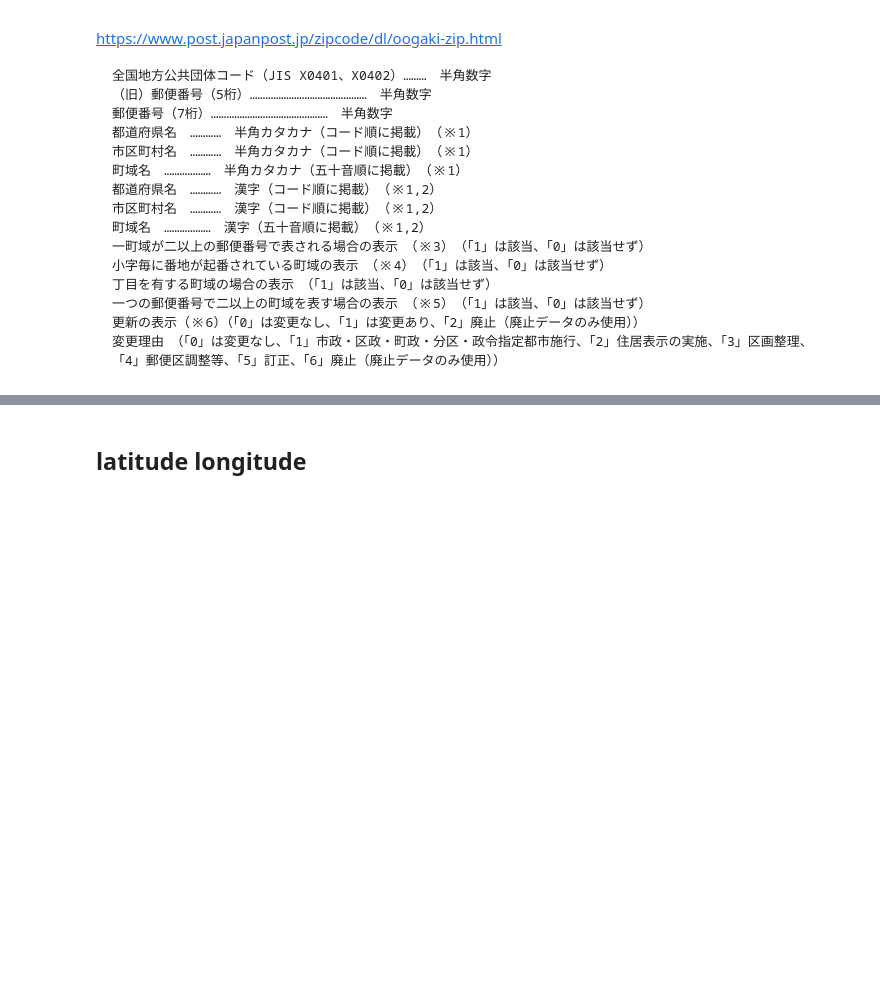
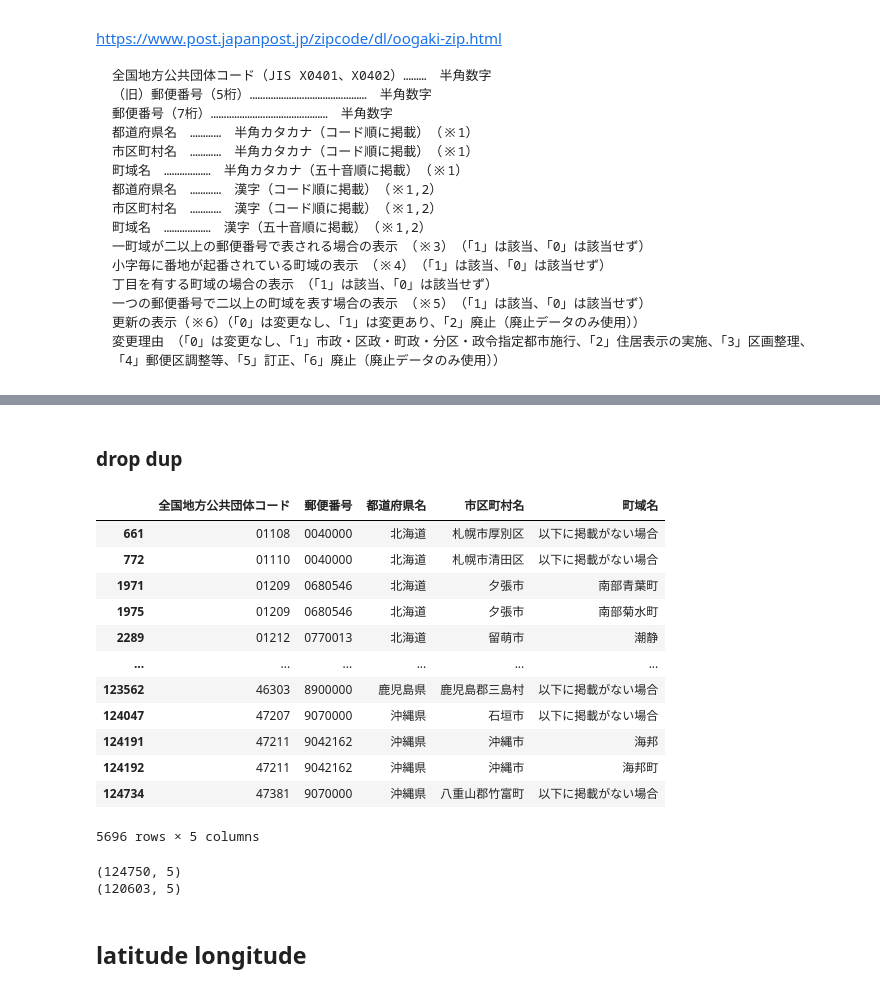
Before and after one commit to newini/zipcode_to_geo, a Jupyter notebook: 03_merge_zipcode_and_latitude_longitude.ipynb, the cells around one changed output, grey strips where cells are left out. Cells and saved outputs as stored; diff of their text form; code cells hidden in the pictures; blank space fills up the shorter version.

Commit message:
removed zipcode dup

```diff
--- a/03_merge_zipcode_and_latitude_longitude.ipynb
+++ b/03_merge_zipcode_and_latitude_longitude.ipynb
@@ -132,6 +132,35 @@ zipcode_df.head()
 # clean
 use_cols = ["全国地方公共団体コード", "郵便番号", "都道府県名", "市区町村名", "町域名"]
 zipcode_df = zipcode_df[use_cols]
+# %% [markdown]
+### drop dup
+# %%
+# check dup
+col = '郵便番号'
+zipcode_df[zipcode_df[col].duplicated(keep=False)]
+# %% [output]
+|  | 全国地方公共団体コード | 郵便番号 | 都道府県名 | 市区町村名 | 町域名 |
+| 661 | 01108 | 0040000 | 北海道 | 札幌市厚別区 | 以下に掲載がない場合 |
+| 772 | 01110 | 0040000 | 北海道 | 札幌市清田区 | 以下に掲載がない場合 |
+| 1971 | 01209 | 0680546 | 北海道 | 夕張市 | 南部青葉町 |
+| 1975 | 01209 | 0680546 | 北海道 | 夕張市 | 南部菊水町 |
+| 2289 | 01212 | 0770013 | 北海道 | 留萌市 | 潮静 |
+| ... | ... | ... | ... | ... | ... |
+| 123562 | 46303 | 8900000 | 鹿児島県 | 鹿児島郡三島村 | 以下に掲載がない場合 |
+| 124047 | 47207 | 9070000 | 沖縄県 | 石垣市 | 以下に掲載がない場合 |
+| 124191 | 47211 | 9042162 | 沖縄県 | 沖縄市 | 海邦 |
+| 124192 | 47211 | 9042162 | 沖縄県 | 沖縄市 | 海邦町 |
+| 124734 | 47381 | 9070000 | 沖縄県 | 八重山郡竹富町 | 以下に掲載がない場合 |
+5696 rows × 5 columns
+# %%
+# drop dup
+print(zipcode_df.shape)
+col = '郵便番号'
+zipcode_df = zipcode_df.drop_duplicates(col)
+print(zipcode_df.shape)
+# %% [output]
+(124750, 5)
+(120603, 5)
 # %% [markdown]
 ## latitude longitude
 # %%
```
Also changed, not shown: parts of 3 cells of this notebook, 1 other file.
